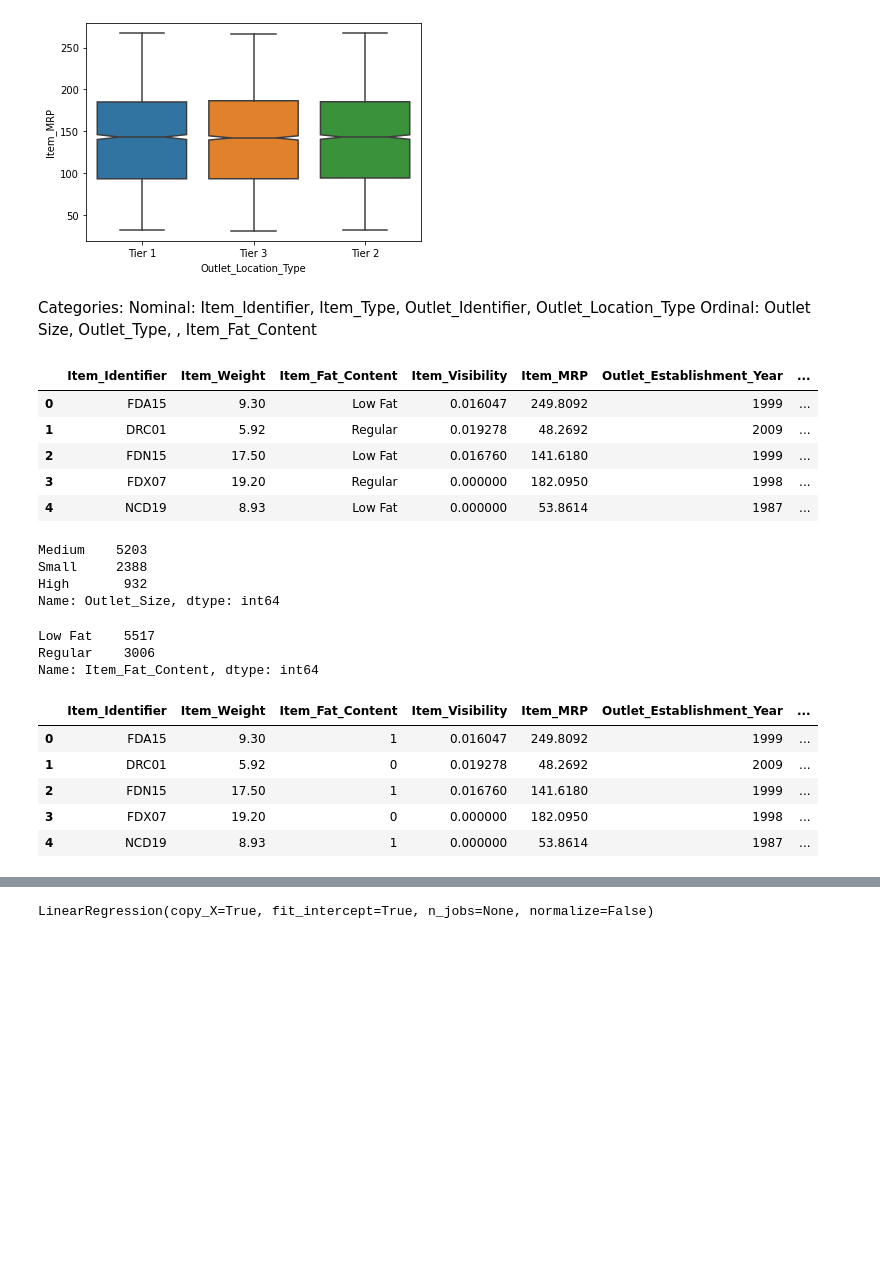
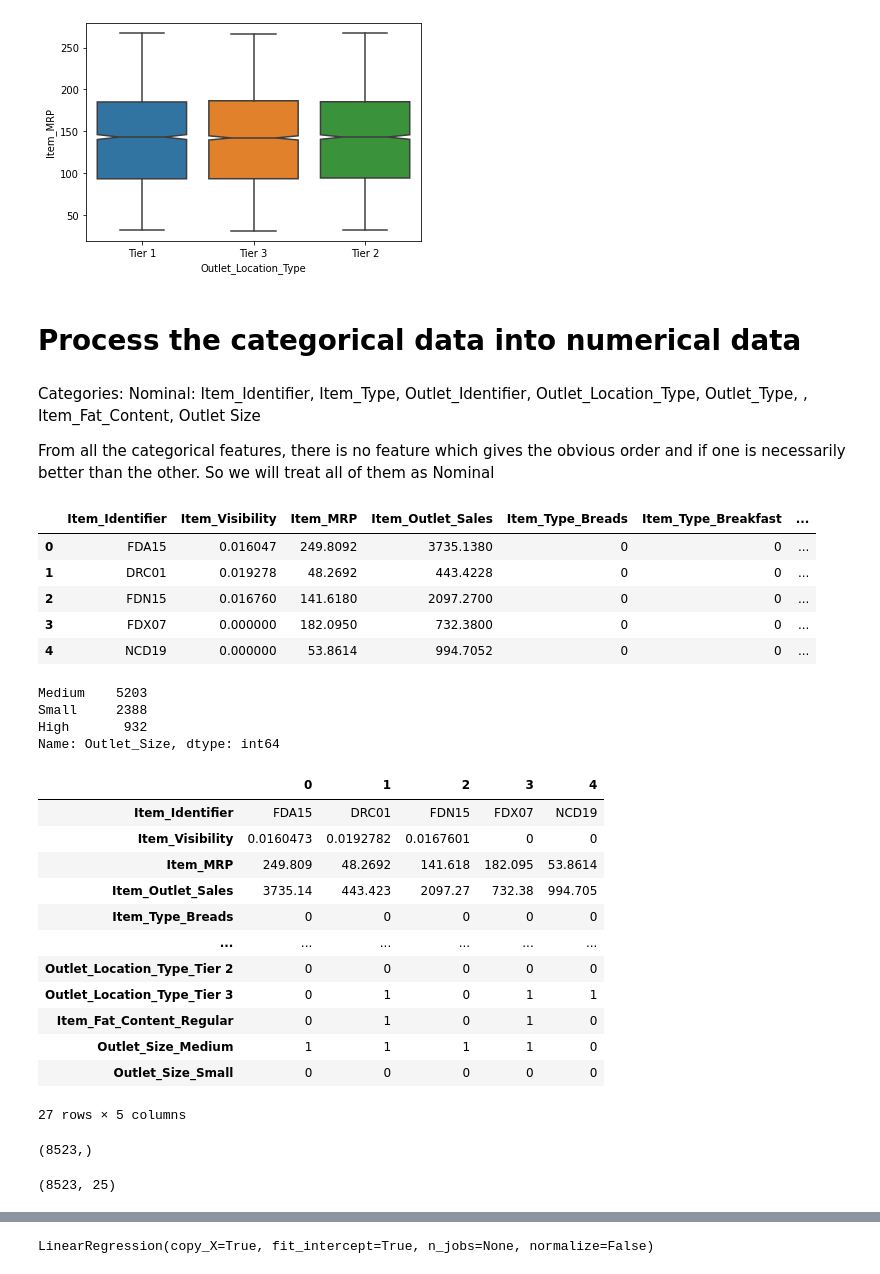
Before and after one commit to Maitreyeej/Food_Sales_Prediction, a Jupyter notebook: Sales_Prediction.ipynb, the cells around one changed output, grey strips where cells are left out. Saved outputs shown, nothing was run; the diff lists cells and outputs as text; code cells hidden in the pictures; blank space fills up the shorter version.

```diff
--- a/Sales_Prediction.ipynb
+++ b/Sales_Prediction.ipynb
@@ -397,3 +434,7 @@ sales_prediction_df.loc[:,:].hist(bins=50,
 [figure]
 # %% [markdown]
 ***There are no directly apparent inconsistencies in the data. We can utilize this data.***
+# %%
+#dropping the irrelevant columns
+sales_prediction_df=sales_prediction_df.drop(columns=['Outlet_Establishment_Year', 'Outlet_Identifier', 'Item_Weight'])
+sales_prediction_df.T
@@ -487,20 +517,24 @@ ax.set_xticklabels(ax.get_xticklabels(),rotation=45);                       #Tha
 sns.boxplot(x='Outlet_Location_Type', y='Item_MRP', data=sales_prediction_df, notch=True);
 # %% [output]
 [figure]
-# %% [markdown]
-Categories:
-Nominal: Item_Identifier, Item_Type, Outlet_Identifier, Outlet_Location_Type
-Ordinal: Outlet Size, Outlet_Type, , Item_Fat_Content
+# %% [markdown]
+# **Process the categorical data into numerical data**
+# %% [markdown]
+Categories:
+Nominal: Item_Identifier, Item_Type, Outlet_Identifier, Outlet_Location_Type, Outlet_Type, , Item_Fat_Content, Outlet Size
+
+
+From all the categorical features, there is no feature which gives the obvious order and if one is necessarily better than the other. So we will treat all of them as Nominal
 # %%
-ohe = pd.get_dummies(sales_prediction_df, columns = ['Item_Type', 'Outlet_Type', 'Outlet_Identifier','Outlet_Location_Type'], drop_first = True)
+ohe = pd.get_dummies(sales_prediction_df, columns = ['Item_Type', 'Outlet_Type','Outlet_Location_Type','Item_Fat_Content','Outlet_Size'], drop_first = True)
 ohe.head()
 # %% [output]
-|  | Item_Identifier | Item_Weight | Item_Fat_Content | Item_Visibility | Item_MRP | Outlet_Establishment_Year | ... |
-| 0 | FDA15 | 9.30 | Low Fat | 0.016047 | 249.8092 | 1999 | ... |
-| 1 | DRC01 | 5.92 | Regular | 0.019278 | 48.2692 | 2009 | ... |
-| 2 | FDN15 | 17.50 | Low Fat | 0.016760 | 141.6180 | 1999 | ... |
-| 3 | FDX07 | 19.20 | Regular | 0.000000 | 182.0950 | 1998 | ... |
-| 4 | NCD19 | 8.93 | Low Fat | 0.000000 | 53.8614 | 1987 | ... |
+|  | Item_Identifier | Item_Visibility | Item_MRP | Item_Outlet_Sales | Item_Type_Breads | Item_Type_Breakfast | ... |
+| 0 | FDA15 | 0.016047 | 249.8092 | 3735.1380 | 0 | 0 | ... |
+| 1 | DRC01 | 0.019278 | 48.2692 | 443.4228 | 0 | 0 | ... |
+| 2 | FDN15 | 0.016760 | 141.6180 | 2097.2700 | 0 | 0 | ... |
+| 3 | FDX07 | 0.000000 | 182.0950 | 732.3800 | 0 | 0 | ... |
+| 4 | NCD19 | 0.000000 | 53.8614 | 994.7052 | 0 | 0 | ... |
 # %%
 sales_prediction_df['Outlet_Size'].value_counts()
 # %% [output]
@@ -508,32 +542,39 @@ Medium    5203
 Small     2388
 High       932
 Name: Outlet_Size, dtype: int64
-# %%
-sales_prediction_df['Item_Fat_Content'].value_counts()
-# %% [output]
-Low Fat    5517
-Regular    3006
-Name: Item_Fat_Content, dtype: int64
 # %%
-dict1={ 'Small': 0, 'Medium':1, 'High':2}
-dict2={'Regular':0, 'Low Fat':1}
+#dict1={ 'Small': 0, 'Medium':1, 'High':2}
+#dict2={'Regular':0, 'Low Fat':1}
 
-ohe['Outlet_Size']=ohe['Outlet_Size'].map(dict1)
-ohe['Item_Fat_Content']=ohe['Item_Fat_Content'].map(dict2)
+#ohe['Outlet_Size']=ohe['Outlet_Size'].map(dict1)
+#ohe['Item_Fat_Content']=ohe['Item_Fat_Content'].map(dict2)
 
-ohe.head()
+ohe.head().T
 # %% [output]
-|  | Item_Identifier | Item_Weight | Item_Fat_Content | Item_Visibility | Item_MRP | Outlet_Establishment_Year | ... |
-| 0 | FDA15 | 9.30 | 1 | 0.016047 | 249.8092 | 1999 | ... |
-| 1 | DRC01 | 5.92 | 0 | 0.019278 | 48.2692 | 2009 | ... |
-| 2 | FDN15 | 17.50 | 1 | 0.016760 | 141.6180 | 1999 | ... |
-| 3 | FDX07 | 19.20 | 0 | 0.000000 | 182.0950 | 1998 | ... |
-| 4 | NCD19 | 8.93 | 1 | 0.000000 | 53.8614 | 1987 | ... |
+|  | 0 | 1 | 2 | 3 | 4 |
+| Item_Identifier | FDA15 | DRC01 | FDN15 | FDX07 | NCD19 |
+| Item_Visibility | 0.0160473 | 0.0192782 | 0.0167601 | 0 | 0 |
+| Item_MRP | 249.809 | 48.2692 | 141.618 | 182.095 | 53.8614 |
+| Item_Outlet_Sales | 3735.14 | 443.423 | 2097.27 | 732.38 | 994.705 |
+| Item_Type_Breads | 0 | 0 | 0 | 0 | 0 |
+| ... | ... | ... | ... | ... | ... |
+| Outlet_Location_Type_Tier 2 | 0 | 0 | 0 | 0 | 0 |
+| Outlet_Location_Type_Tier 3 | 0 | 1 | 0 | 1 | 1 |
+| Item_Fat_Content_Regular | 0 | 1 | 0 | 1 | 0 |
+| Outlet_Size_Medium | 1 | 1 | 1 | 1 | 0 |
+| Outlet_Size_Small | 0 | 0 | 0 | 0 | 0 |
+27 rows × 5 columns
 # %%
 ohe=ohe.drop(['Item_Identifier'], axis=1)
 # %%
 y=ohe['Item_Outlet_Sales'].values
+y.shape
+# %% [output]
+(8523,)
 # %%
 x_temp=ohe.drop(['Item_Outlet_Sales'], axis=1)
 # %%
 X=x_temp.values
+X.shape
+# %% [output]
+(8523, 25)
```
Also changed, not shown: parts of 73 cells of this notebook.
